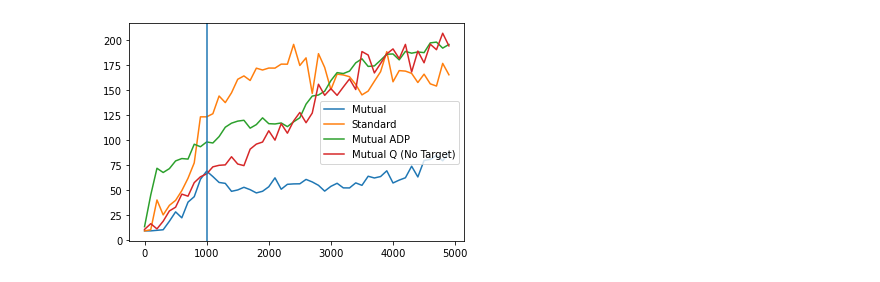
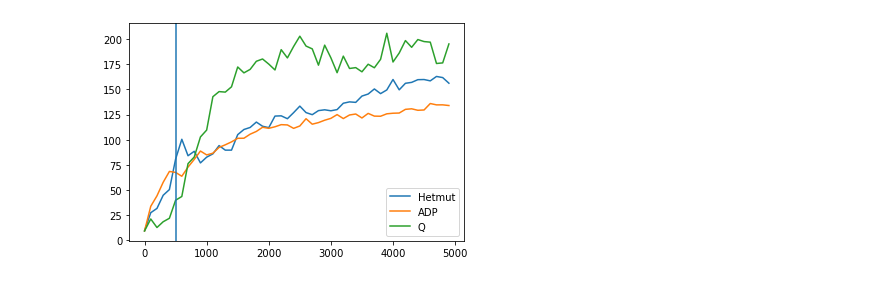
Before and after one commit to csreid/heterogeneous-mutual, a Jupyter notebook: figs.ipynb, the cells around one changed output. Drawn from its saved outputs; the diff is of its cells as text; code cells hidden in the pictures.

```diff
--- a/figs.ipynb
+++ b/figs.ipynb
@@ -5,7 +5,7 @@ import matplotlib.pyplot as plt
 # %%
 data_notarget = pickle.load(open('results/1608356347.337566_notarget.pickle', 'rb'))
 data_target = pickle.load(open('results/1608345412.4393542_exp_target.pickle', 'rb'))
-data_new = pickle.load(open('results/1610731664.7299528_one_agent.pickle', 'rb'))
+data_new = pickle.load(open('results/1610743459.1755247_one_agent.pickle', 'rb'))
 
-print(data_notarget['config'])
+print(data_new['config'])
 # %% [output]
@@ -153,12 +13,10 @@ data_constant['config']
-# %%
-plt.plot(xticks, np.mean(data_constant['results'], axis=0)[:, 1], label='Mutual')
-plt.plot(xticks, np.mean(data_constant['results'], axis=0)[:, 2], label='Standard')
-plt.plot(xticks, np.mean(data_constant['results'], axis=0)[:, 0], label='Mutual ADP')
-plt.plot(xticks, mut_q_mean, label='Mutual Q (No Target)')
-
-
-plt.axvline(1000)
-plt.legend()
-plt.show()
-# %% [output]
-[figure, removed]
+# %%
+xticks = np.arange(data_new['config']['stepsPerTrial'] / data_new['config']['stepsPerEvaluation']) * data_new['config']['stepsPerEvaluation']
+plt.plot(xticks, np.mean(data_new['results'], axis=0)[:, 2], label='Hetmut')
+plt.plot(xticks, np.mean(data_new['results'], axis=0)[:, 1], label='ADP')
+plt.plot(xticks, np.mean(data_new['results'], axis=0)[:, 0], label='Q')
+plt.legend()
+plt.axvline(data_new['config']['mutual']['mutualSteps'])
+plt.show()
+# %% [output]
+[figure, added]
```
Also changed, not shown: parts of 13 cells of this notebook, 2 other files.
